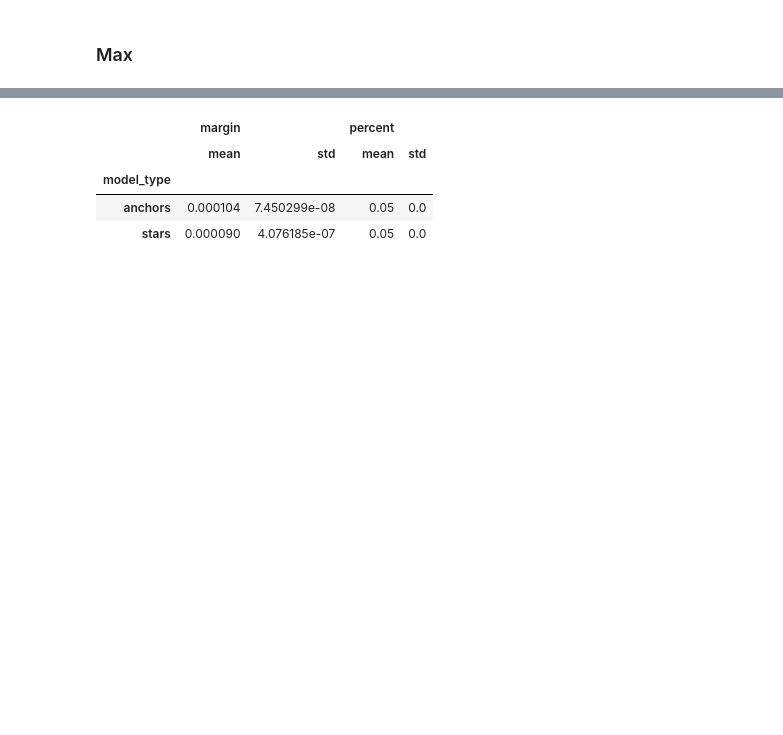
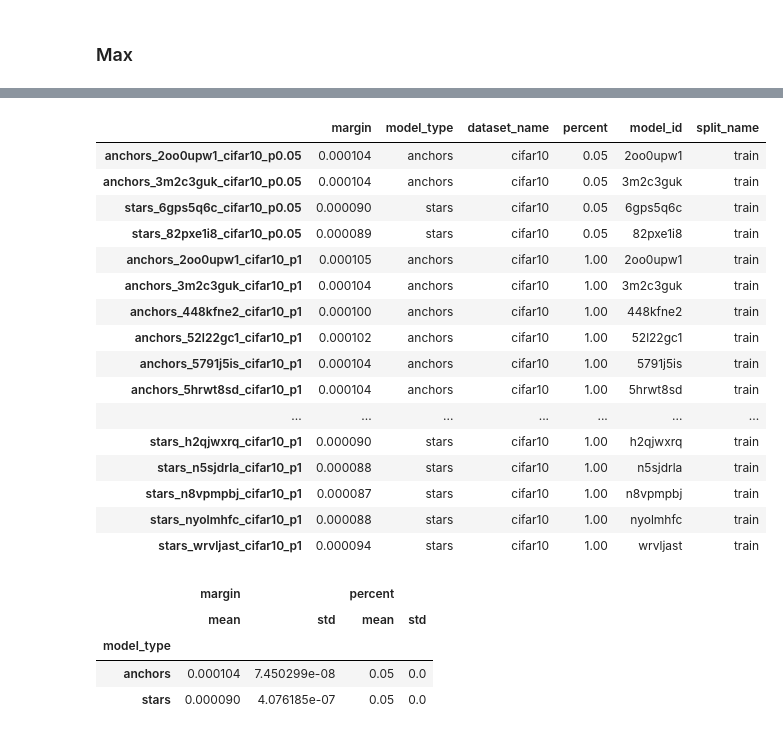
Before and after one commit to AlexanderRubinstein/starlight, a Jupyter notebook: notebooks/margin_exps.ipynb, the cells around one changed output, grey strips where cells are left out. Drawn from its saved outputs; the diff is of its cells as text; code cells hidden in the pictures; blank space fills up the shorter version.

```diff
--- a/notebooks/margin_exps.ipynb
+++ b/notebooks/margin_exps.ipynb
@@ -539,3 +693,26 @@ Computing results for stars_82pxe1i8_cifar10_p0.05
+# %%
+max_cifar10_resnet18_res_path = "./max_cifar10_resnet18_results.pt"
+max_cifar10_resnet18_results = torch.load(max_cifar10_resnet18_res_path)
+# %%
+df = plot_dict(max_cifar10_resnet18_results, to_show=True)
+# %% [output]
+|  | margin | model_type | dataset_name | percent | model_id | split_name |
+| anchors_2oo0upw1_cifar10_p0.05 | 0.000104 | anchors | cifar10 | 0.05 | 2oo0upw1 | train |
+| anchors_3m2c3guk_cifar10_p0.05 | 0.000104 | anchors | cifar10 | 0.05 | 3m2c3guk | train |
+| stars_6gps5q6c_cifar10_p0.05 | 0.000090 | stars | cifar10 | 0.05 | 6gps5q6c | train |
+| stars_82pxe1i8_cifar10_p0.05 | 0.000089 | stars | cifar10 | 0.05 | 82pxe1i8 | train |
+| anchors_2oo0upw1_cifar10_p1 | 0.000105 | anchors | cifar10 | 1.00 | 2oo0upw1 | train |
+| anchors_3m2c3guk_cifar10_p1 | 0.000104 | anchors | cifar10 | 1.00 | 3m2c3guk | train |
+| anchors_448kfne2_cifar10_p1 | 0.000100 | anchors | cifar10 | 1.00 | 448kfne2 | train |
+| anchors_52l22gc1_cifar10_p1 | 0.000102 | anchors | cifar10 | 1.00 | 52l22gc1 | train |
+| anchors_5791j5is_cifar10_p1 | 0.000104 | anchors | cifar10 | 1.00 | 5791j5is | train |
+| anchors_5hrwt8sd_cifar10_p1 | 0.000104 | anchors | cifar10 | 1.00 | 5hrwt8sd | train |
+| ... | ... | ... | ... | ... | ... | ... |
+| stars_h2qjwxrq_cifar10_p1 | 0.000090 | stars | cifar10 | 1.00 | h2qjwxrq | train |
+| stars_n5sjdrla_cifar10_p1 | 0.000088 | stars | cifar10 | 1.00 | n5sjdrla | train |
+| stars_n8vpmpbj_cifar10_p1 | 0.000087 | stars | cifar10 | 1.00 | n8vpmpbj | train |
+| stars_nyolmhfc_cifar10_p1 | 0.000088 | stars | cifar10 | 1.00 | nyolmhfc | train |
+| stars_wrvljast_cifar10_p1 | 0.000094 | stars | cifar10 | 1.00 | wrvljast | train |
 # %%
 df = plot_dict(max_cifar10_resnet18_results, to_show=True, drop_columns=["index", "dataset_name", "model_id", "split_name"], group_aggregate_list=["model_type"], query="percent == 1.00")
 # df = plot_dict(max_cifar10_resnet18_results, to_show=True, drop_columns=["index", "dataset_name", "model_id", "split_name"], group_aggregate_list=["model_type"], query="percent == 0.05")
```
Also changed, not shown: parts of 16 cells of this notebook.
